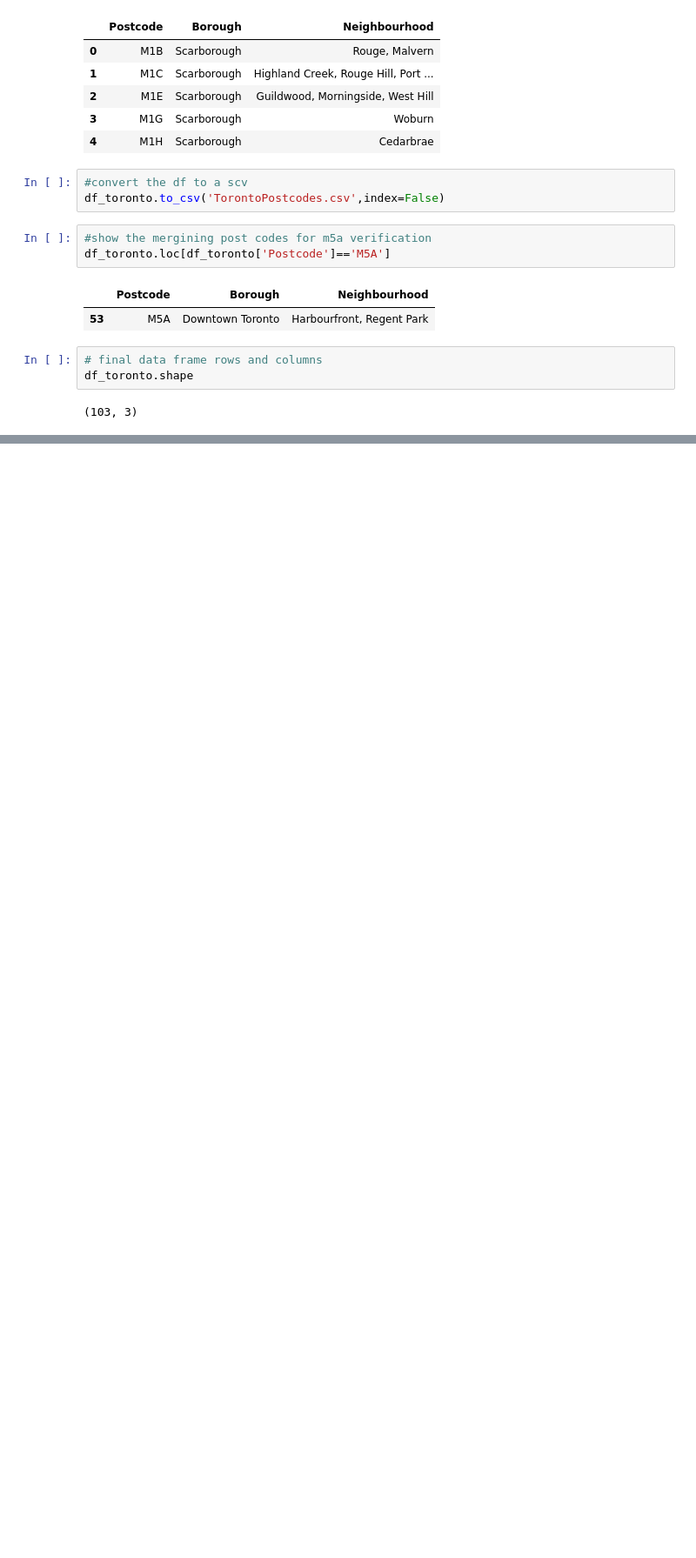
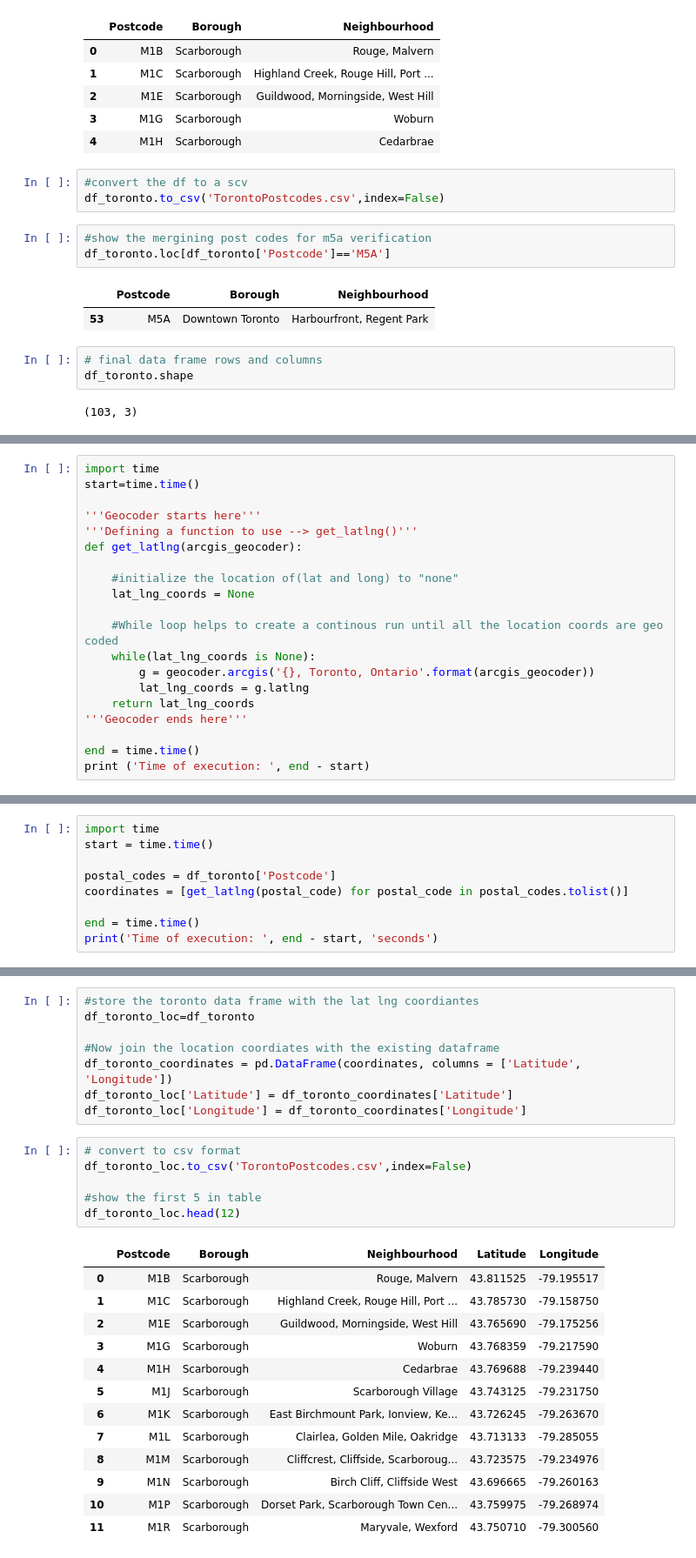
Before and after one commit to Astuart1992/Coursera_Capstone, a Jupyter notebook: Segmenting and Clustering Neighborhoods in Toronto.ipynb, the cells around one changed output, grey strips where cells are left out. Shown: that part at 87% size. Cells and saved outputs as stored; diff of their text form; blank space fills up the shorter version.

```diff
--- a/Segmenting and Clustering Neighborhoods in Toronto.ipynb
+++ b/Segmenting and Clustering Neighborhoods in Toronto.ipynb
@@ -240,0 +259,20 @@ df_toronto.shape
+# %%
+import time
+start=time.time()
+
+'''Geocoder starts here'''
+'''Defining a function to use --> get_latlng()'''
+def get_latlng(arcgis_geocoder):
+
+    #initialize the location of(lat and long) to "none"
+    lat_lng_coords = None
+
+    #While loop helps to create a continous run until all the location coords are geo coded
+    while(lat_lng_coords is None):
+        g = geocoder.arcgis('{}, Toronto, Ontario'.format(arcgis_geocoder))
+        lat_lng_coords = g.latlng
+    return lat_lng_coords
+'''Geocoder ends here'''
+
+end = time.time()
+print ('Time of execution: ', end - start)
@@ -240,0 +293,9 @@ df_toronto.shape
+# %%
+import time
+start = time.time()
+
+postal_codes = df_toronto['Postcode']
+coordinates = [get_latlng(postal_code) for postal_code in postal_codes.tolist()]
+
+end = time.time()
+print('Time of execution: ', end - start, 'seconds')
@@ -240,0 +304,28 @@ df_toronto.shape
+# %%
+#store the toronto data frame with the lat lng coordiantes
+df_toronto_loc=df_toronto
+
+#Now join the location coordiates with the existing dataframe
+df_toronto_coordinates = pd.DataFrame(coordinates, columns = ['Latitude', 'Longitude'])
+df_toronto_loc['Latitude'] = df_toronto_coordinates['Latitude']
+df_toronto_loc['Longitude'] = df_toronto_coordinates['Longitude']
+# %%
+# convert to csv format
+df_toronto_loc.to_csv('TorontoPostcodes.csv',index=False)
+
+#show the first 5 in table
+df_toronto_loc.head(12)
+# %% [output]
+|  | Postcode | Borough | Neighbourhood | Latitude | Longitude |
+| 0 | M1B | Scarborough | Rouge, Malvern | 43.811525 | -79.195517 |
+| 1 | M1C | Scarborough | Highland Creek, Rouge Hill, Port ... | 43.785730 | -79.158750 |
+| 2 | M1E | Scarborough | Guildwood, Morningside, West Hill | 43.765690 | -79.175256 |
+| 3 | M1G | Scarborough | Woburn | 43.768359 | -79.217590 |
+| 4 | M1H | Scarborough | Cedarbrae | 43.769688 | -79.239440 |
+| 5 | M1J | Scarborough | Scarborough Village | 43.743125 | -79.231750 |
+| 6 | M1K | Scarborough | East Birchmount Park, Ionview, Ke... | 43.726245 | -79.263670 |
+| 7 | M1L | Scarborough | Clairlea, Golden Mile, Oakridge | 43.713133 | -79.285055 |
+| 8 | M1M | Scarborough | Cliffcrest, Cliffside, Scarboroug... | 43.723575 | -79.234976 |
+| 9 | M1N | Scarborough | Birch Cliff, Cliffside West | 43.696665 | -79.260163 |
+| 10 | M1P | Scarborough | Dorset Park, Scarborough Town Cen... | 43.759975 | -79.268974 |
+| 11 | M1R | Scarborough | Maryvale, Wexford | 43.750710 | -79.300560 |
```
Also changed, not shown: parts of 11 cells of this notebook.
